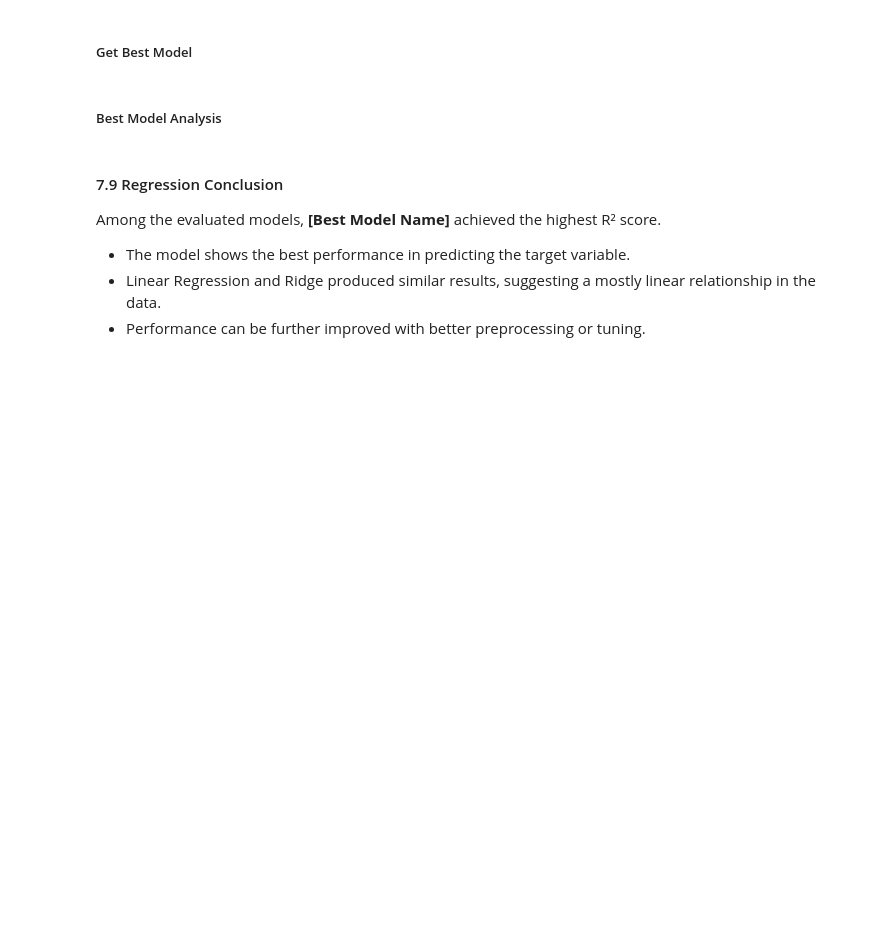
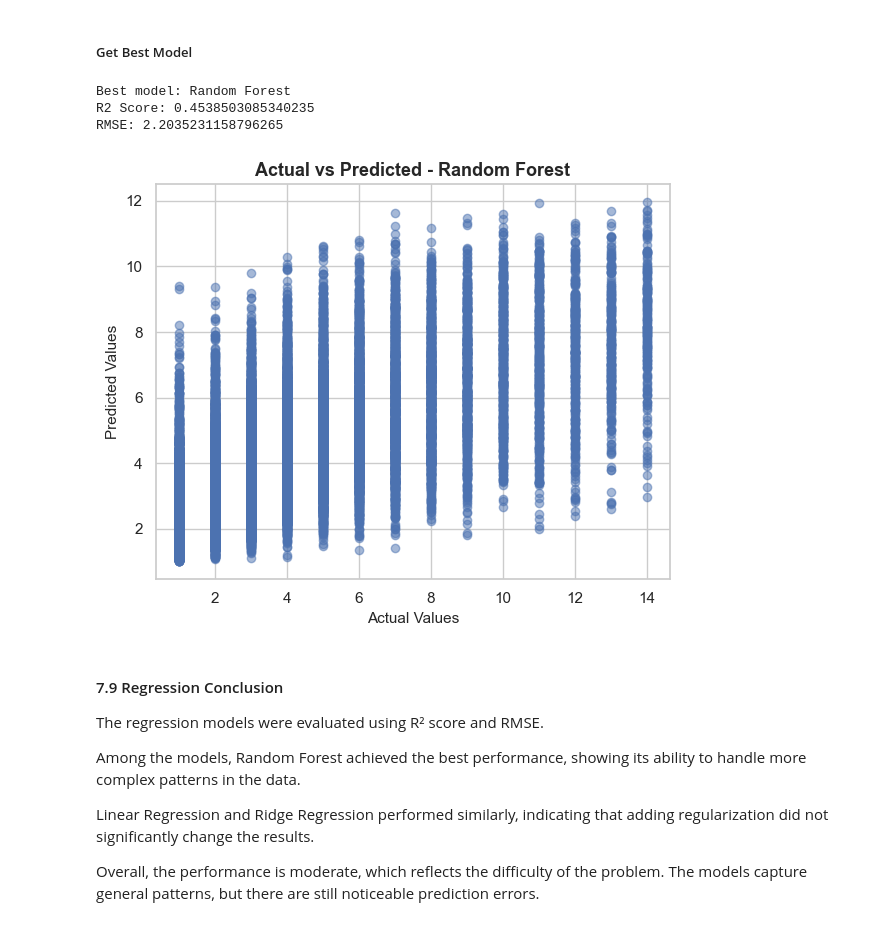
Before and after one commit to patricia-clarji/Diabetes_Readmition_ML, a Jupyter notebook: notebooks/diabetes_project.ipynb, the cells around one changed output. Saved outputs shown, nothing was run; the diff lists cells and outputs as text; code cells hidden in the pictures; blank space fills up the shorter version.

```diff
--- a/notebooks/diabetes_project.ipynb
+++ b/notebooks/diabetes_project.ipynb
@@ -1243,9 +1699,28 @@ Now we analyze the best-performing model.
 # %% [markdown]
 ##### Get Best Model
 # %%
-best_model_name = results_reg_df.iloc[0]["Model"]
-best_model = trained_models_reg[best_model_name]
+best_model_name = results_reg.iloc[0]["Model"]
 
-print("Best regression model:", best_model_name)
+if best_model_name == "Linear Regression":
+    y_pred_best = y_pred_lr
+elif best_model_name == "Ridge Regression":
+    y_pred_best = y_pred_ridge
+else:
+    y_pred_best = y_pred_rf
+
+print("Best model:", best_model_name)
+print("R2 Score:", r2_score(y_test_reg, y_pred_best))
+print("RMSE:", np.sqrt(mean_squared_error(y_test_reg, y_pred_best)))
+
+plt.figure(figsize=(6, 5))
+plt.scatter(y_test_reg, y_pred_best, alpha=0.5)
+plt.xlabel("Actual Values")
+plt.ylabel("Predicted Values")
+plt.title(f"Actual vs Predicted - {best_model_name}")
+plt.tight_layout()
+plt.show()
+# %% [output]
+Best model: Random Forest
+R2 Score: 0.4538503085340235
+RMSE: 2.2035231158796265
+[figure, added]
-# %% [markdown]
-##### Best Model Analysis
@@ -1272,8 +1727,10 @@ plt.show()
 # %% [markdown]
 #### 7.9 Regression Conclusion
 
-Among the evaluated models, **[Best Model Name]** achieved the highest R² score.
+The regression models were evaluated using R² score and RMSE.
 
-- The model shows the best performance in predicting the target variable.
-- Linear Regression and Ridge produced similar results, suggesting a mostly linear relationship in the data.
-- Performance can be further improved with better preprocessing or tuning.
+Among the models, Random Forest achieved the best performance, showing its ability to handle more complex patterns in the data.
+
+Linear Regression and Ridge Regression performed similarly, indicating that adding regularization did not significantly change the results.
+
+Overall, the performance is moderate, which reflects the difficulty of the problem. The models capture general patterns, but there are still noticeable prediction errors.
```
Also changed, not shown: parts of 75 cells of this notebook.
